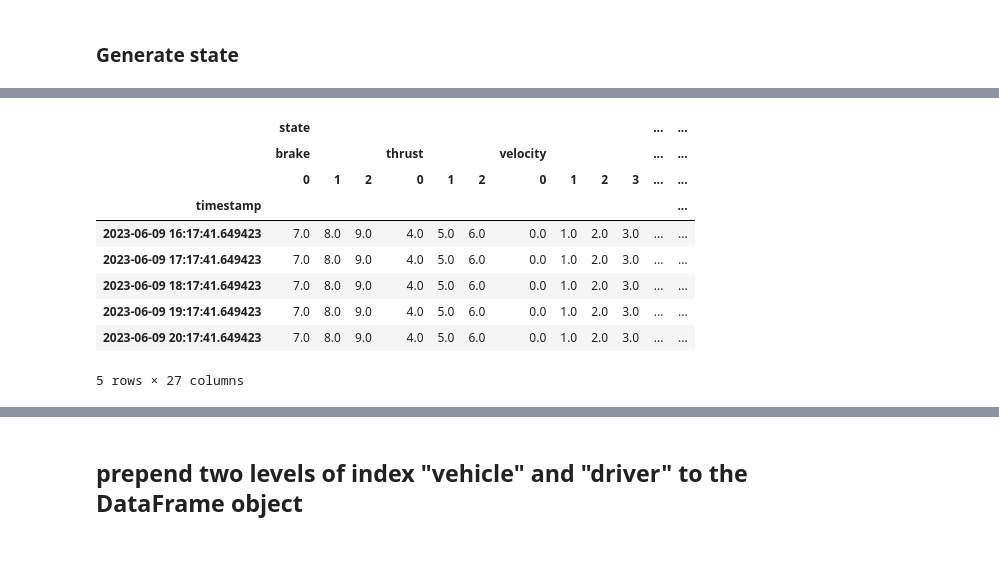
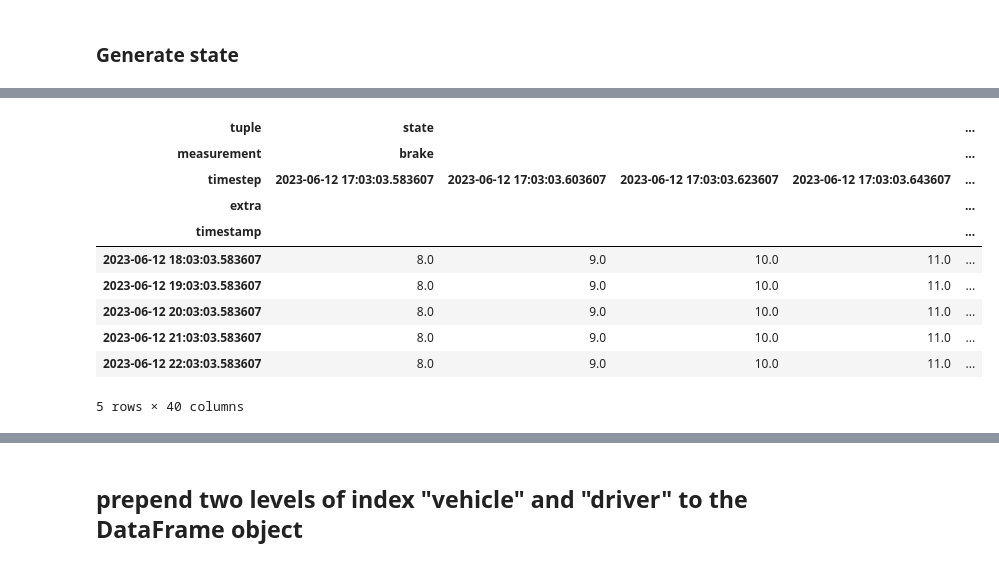
Before and after one commit to Binjian/eos, a Jupyter notebook: eos/utils/eos_timeseries_dataframe.ipynb, the cells around one changed output, grey strips where cells are left out. Cells and saved outputs as stored; diff of their text form; code cells hidden in the pictures.

```diff
--- a/eos/utils/eos_timeseries_dataframe.ipynb
+++ b/eos/utils/eos_timeseries_dataframe.ipynb
@@ -117,0 +138,5 @@ df_ss
+# %%
+state = df_ss.stack().swaplevel(0, 1)
+state.name = 'state'
+state.sort_index(inplace=True)
+state
@@ -237,9 +356,14 @@ MultiIndex([(   'brake', 0),
 # %%
-timestamp_index = (timestamp.name, '', 0)
-state_index = [(state.name, *i) for i in state.index]
-reward_index = (reward.name, '', 0)
+timestamp_index = (timestamp.name, '', 0, '')
+timestamp_index
+state_index = [(state.name, *i, '') for i in state.index]
+state_index
+reward_index = (reward.name, '', 0, '')
+reward_index
 action_index = [(action.name, *i) for i in action.index]
-nstate_index = [(nstate.name, *i) for i in nstate.index]
+action_index
+nstate_index = [(nstate.name, *i, '') for i in nstate.index]
+nstate_index
 
 multiindex = pd.MultiIndex.from_tuples(
     [timestamp_index, *state_index, reward_index, *action_index, *nstate_index]
@@ -291,15 +456,15 @@ dtype('O')
 # %%
 
 observation0 = observation.copy()
-observation0.loc['timestamp', '', 0] = ts + pd.Timedelta(1, 'h')
+observation0.loc['timestamp', '', 0, ''] = ts + pd.Timedelta(1, 'h')
 observation1 = observation.copy()
-observation1.loc['timestamp', '', 0] = ts + pd.Timedelta(2, 'h')
+observation1.loc['timestamp', '', 0, ''] = ts + pd.Timedelta(2, 'h')
 observation2 = observation.copy()
-observation2.loc['timestamp', '', 0] = ts + pd.Timedelta(3, 'h')
+observation2.loc['timestamp', '', 0, ''] = ts + pd.Timedelta(3, 'h')
 observation3 = observation.copy()
-observation3.loc['timestamp', '', 0] = ts + pd.Timedelta(4, 'h')
+observation3.loc['timestamp', '', 0, ''] = ts + pd.Timedelta(4, 'h')
 observation4 = observation.copy()
-observation4.loc['timestamp', '', 0] = ts + pd.Timedelta(5, 'h')
+observation4.loc['timestamp', '', 0, ''] = ts + pd.Timedelta(5, 'h')
 observation_list = [
     observation0,
     observation1,
@@ -310,6 +475,7 @@ observation_list = [
 # %%
 
 dfs_epi = pd.concat(observation_list, axis=1).transpose()
+dfs_epi.columns.names = ['tuple', 'measurement', 'timestep', 'extra']
+dfs_epi.columns
 display('dfs_epi')
-dfs_epi.columns
 # %% [output]
@@ -412,31 +581,32 @@ MultiIndex([('action',     'row0', 0),
 # %%
 dfs_episode = dfs_epi.copy()
-dfs_episode.set_index(('timestamp', '', 0), inplace=True)
+dfs_episode.set_index(('timestamp', '', 0, ''), inplace=True)
 dfs_episode.index.name = 'timestamp'
 idx = pd.IndexSlice
 
 # dfs_episode = dfs_episode.astype({idx['state', 'velocity', :]: 'int'})  # Error unhashable type: 'slice' for dictionary
 # sorted_idx = **(idx['state', :, :]:'int')
 # sorted_idx
 dfs_episode['state'] = dfs_episode['state'].astype(
     'float'
 )  # float16 not allowed in parquet
 dfs_episode['action'] = dfs_episode['action'].astype('float')
 dfs_episode['reward'] = dfs_episode['reward'].astype('float')
 dfs_episode['nstate'] = dfs_episode['nstate'].astype('float')
 dfs_episode
 dfs_episode.dtypes
 # dfs_episode.columns
 # dfs_epi
 # dfs_episode
 # %% [output]
-|  | state |  |  |  |  |  |  |  |  |  | ... | ... |
-|  | brake |  |  | thrust |  |  | velocity |  |  |  | ... | ... |
-|  | 0 | 1 | 2 | 0 | 1 | 2 | 0 | 1 | 2 | 3 | ... | ... |
-| timestamp |  |  |  |  |  |  |  |  |  |  |  | ... |
-| 2023-06-09 16:17:41.649423 | 7.0 | 8.0 | 9.0 | 4.0 | 5.0 | 6.0 | 0.0 | 1.0 | 2.0 | 3.0 | ... | ... |
-| 2023-06-09 17:17:41.649423 | 7.0 | 8.0 | 9.0 | 4.0 | 5.0 | 6.0 | 0.0 | 1.0 | 2.0 | 3.0 | ... | ... |
-| 2023-06-09 18:17:41.649423 | 7.0 | 8.0 | 9.0 | 4.0 | 5.0 | 6.0 | 0.0 | 1.0 | 2.0 | 3.0 | ... | ... |
-| 2023-06-09 19:17:41.649423 | 7.0 | 8.0 | 9.0 | 4.0 | 5.0 | 6.0 | 0.0 | 1.0 | 2.0 | 3.0 | ... | ... |
-| 2023-06-09 20:17:41.649423 | 7.0 | 8.0 | 9.0 | 4.0 | 5.0 | 6.0 | 0.0 | 1.0 | 2.0 | 3.0 | ... | ... |
+| tuple | state |  |  |  | ... |
+| measurement | brake |  |  |  | ... |
+| timestep | 2023-06-12 17:03:03.583607 | 2023-06-12 17:03:03.603607 | 2023-06-12 17:03:03.623607 | 2023-06-12 17:03:03.643607 | ... |
+| extra |  |  |  |  | ... |
+| timestamp |  |  |  |  | ... |
+| 2023-06-12 18:03:03.583607 | 8.0 | 9.0 | 10.0 | 11.0 | ... |
+| 2023-06-12 19:03:03.583607 | 8.0 | 9.0 | 10.0 | 11.0 | ... |
+| 2023-06-12 20:03:03.583607 | 8.0 | 9.0 | 10.0 | 11.0 | ... |
+| 2023-06-12 21:03:03.583607 | 8.0 | 9.0 | 10.0 | 11.0 | ... |
+| 2023-06-12 22:03:03.583607 | 8.0 | 9.0 | 10.0 | 11.0 | ... |
-5 rows × 27 columns
+5 rows × 40 columns
```
Also changed, not shown: parts of 74 cells of this notebook, 9 other files.
